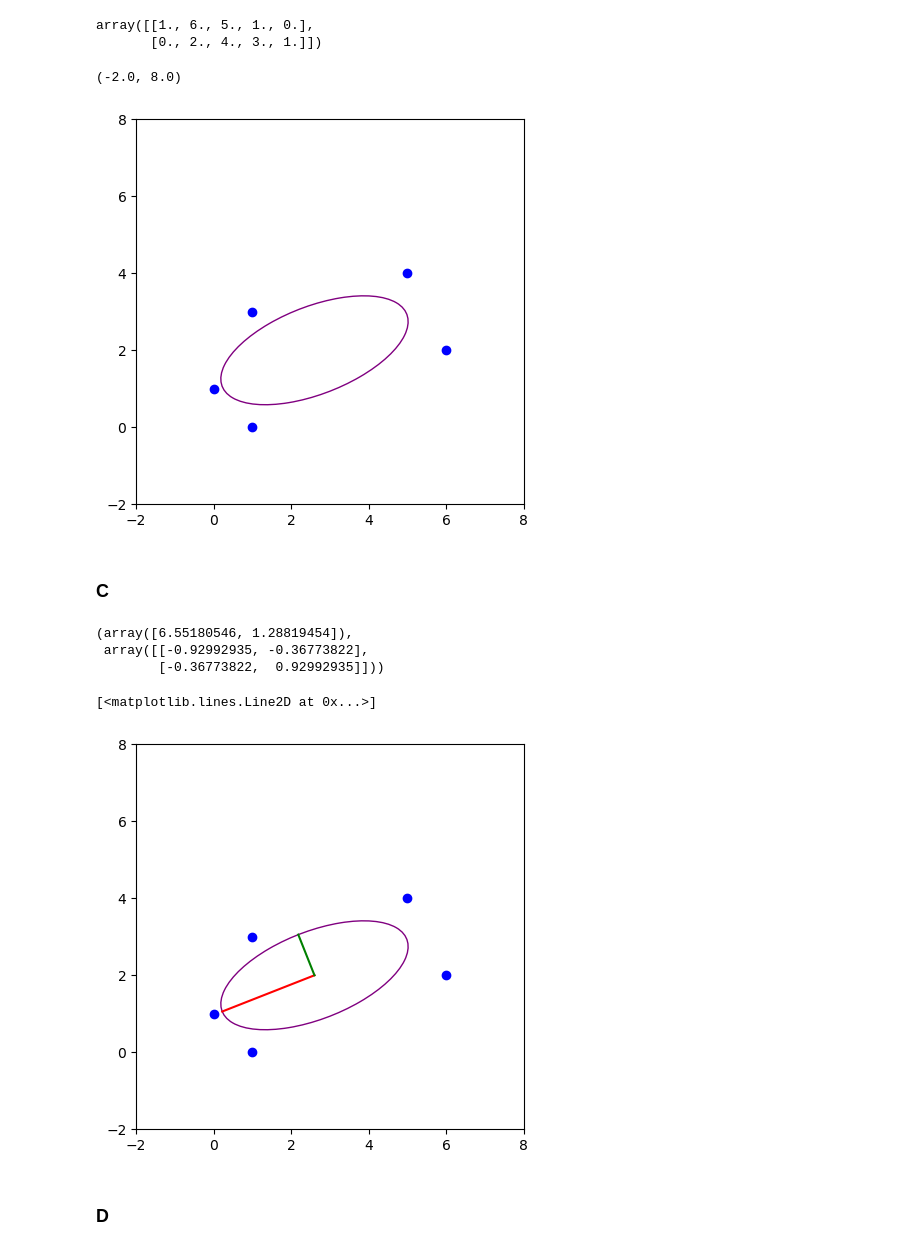
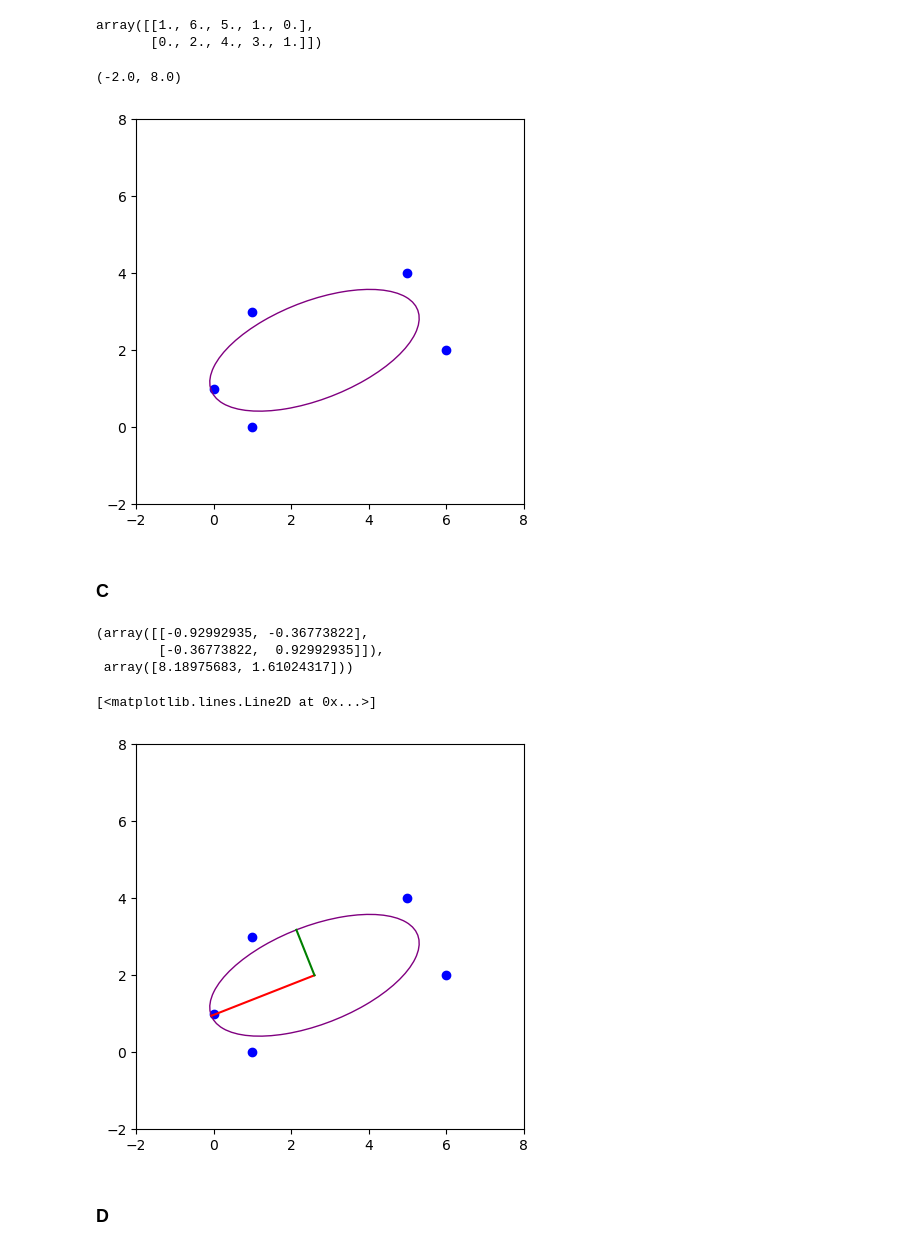
Before and after one commit to al-pi314/computer_vision, a Jupyter notebook: assigments/assignment6/solutions.ipynb, the cells around one changed output. Cells and saved outputs as stored; diff of their text form; code cells hidden in the pictures.

```diff
--- a/assigments/assignment6/solutions.ipynb
+++ b/assigments/assignment6/solutions.ipynb
@@ -23,18 +23,21 @@ $$\begin{bmatrix} \frac{17}{4} & \frac{1}{4} \\ \frac{1}{4} & 1 \end{bmatrix}$$
 # %% [markdown]
 ### B
 # %%
-def mean_value(X):
-    return np.sum(X, axis=1)/X.shape[1]
+def mean(X):
+    return np.mean(X, axis=1).reshape(-1, 1)
 
 def centered(X):
-    return X - mean_value(X)[:,None]
+    return X - mean(X)
 
 def covariance_matrix(X):
-    return np.dot(centered(X), centered(X).T)/(X.shape[1])
+    X_centered = centered(X)
+    N = X_centered.shape[1] - 1
+    return np.dot(X_centered, X_centered.T) / N
 
-def eigenvalues_vectors(X):
-    u, s, vh = np.linalg.svd(covariance_matrix(X))
-    return s, u
+def main_components(X):
+    X_covariance = covariance_matrix(X)
+    main_directions, importance, _ = np.linalg.svd(X_covariance)
+    return main_directions, importance
 # %%
 points = np.fromfile('./assigments/assignment6/data/points.txt', dtype=float, sep=' ').reshape(-1, 2).T
 points
@@ -44,43 +47,42 @@ array([[1., 6., 5., 1., 0.],
 # %%
 fig = plt.figure(figsize=(5,5))
 
 plt.scatter(points[0], points[1], color='blue')
-drawEllipse(mean_value(points), covariance_matrix(points), n_std=1)
+drawEllipse(mean(points), covariance_matrix(points), n_std=1)
 
 plt.xlim(-2, 8)
 plt.ylim(-2, 8)
 # %% [output]
 (-2.0, 8.0)
-[figure, old version]
+[figure, new version]
 # %% [markdown]
 ### C
-# %%
-evalues, evectors = eigenvalues_vectors(points)
-evalues, evectors
-# %% [output]
-(array([6.55180546, 1.28819454]),
- array([[-0.92992935, -0.36773822],
-        [-0.36773822,  0.92992935]]))
+# %%
+main_directions, importance = main_components(points)
+main_directions, importance
+# %% [output]
+(array([[-0.92992935, -0.36773822],
+        [-0.36773822,  0.92992935]]),
+ array([8.18975683, 1.61024317]))
 # %%
 fig = plt.figure(figsize=(5,5))
 
 plt.scatter(points[0], points[1], color='blue')
-drawEllipse(mean_value(points), covariance_matrix(points), n_std=1)
+drawEllipse(mean(points), covariance_matrix(points), n_std=1)
 
 plt.xlim(-2, 8)
 plt.ylim(-2, 8)
 
-mean_point = mean_value(points)
+mean_point = mean(points)
 
-# draw lines
 center = mean_point
-end_red = mean_point + evectors[:,0] * np.sqrt(evalues[0])
-end_green = mean_point + evectors[:,1] * np.sqrt(evalues[1])
+end_red = mean_point + main_directions[:, [0]] * np.sqrt(importance[0])
+end_green = mean_point + main_directions[:, [1]] * np.sqrt(importance[1])
 plt.plot([center[0], end_red[0]], [center[1], end_red[1]], color='red')
 plt.plot([center[0], end_green[0]], [center[1], end_green[1]], color='green')
 # %% [output]
 [<matplotlib.lines.Line2D at 0x...>]
-[figure, old version]
+[figure, new version]
 # %% [markdown]
 ### D
 # %%
```
Also changed, not shown: parts of 45 cells of this notebook.
